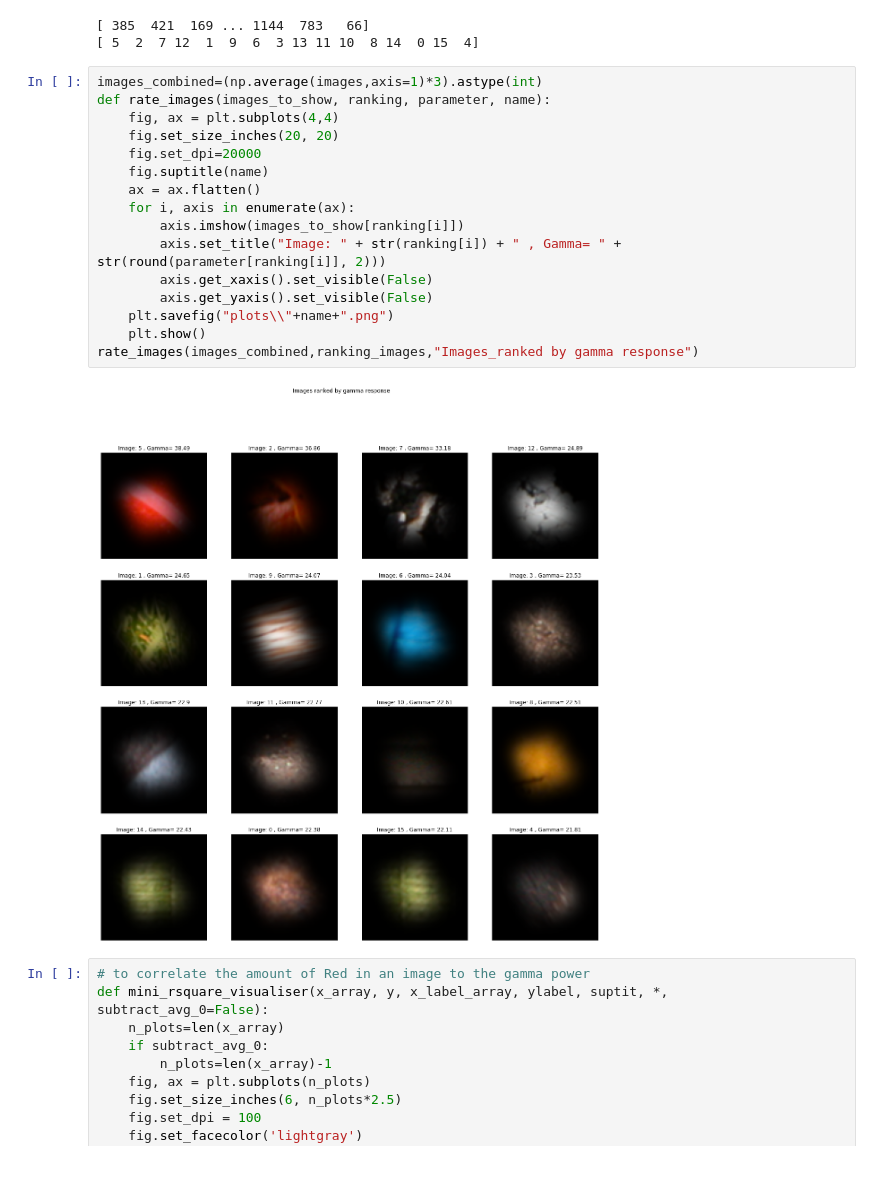
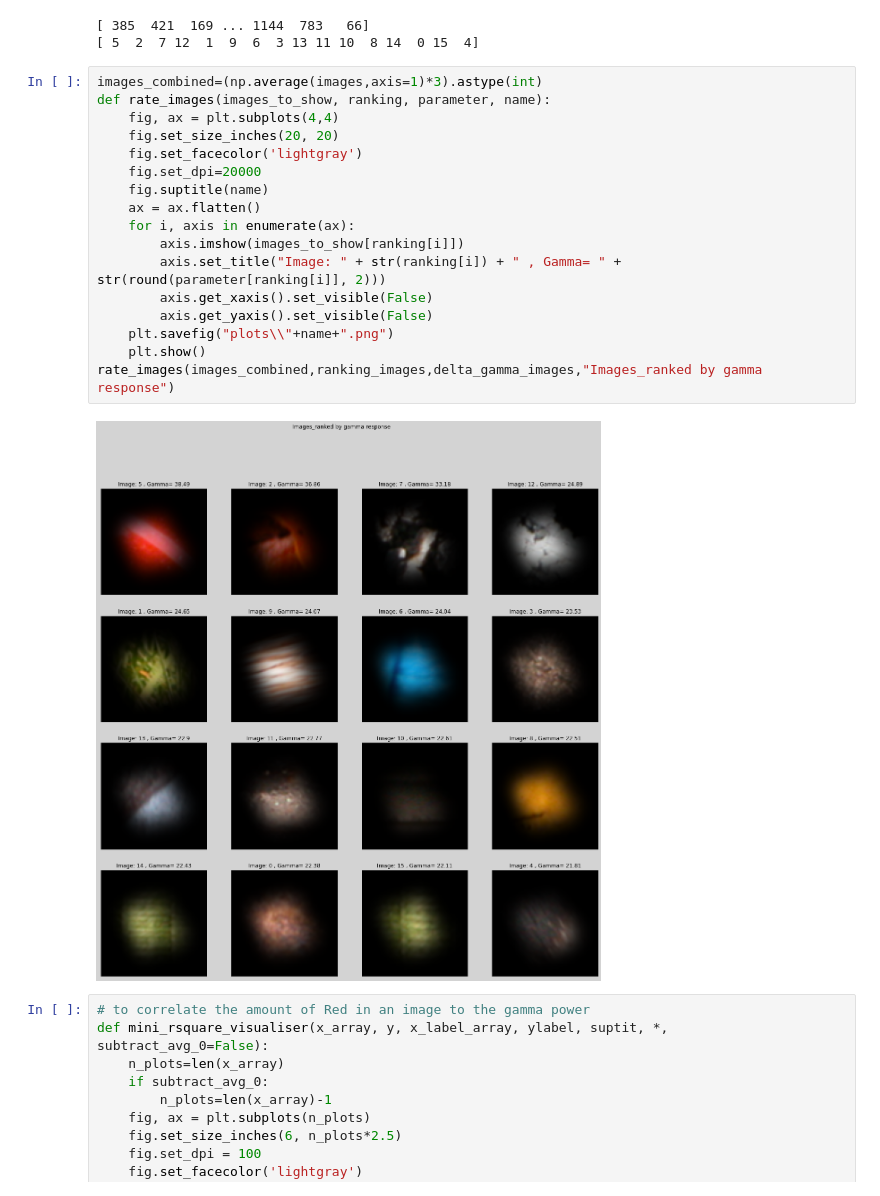
Before and after one commit to Sudhanshu-Sb2002/natural_images_summer_project, a Jupyter notebook: Python_code_Project/visualise.ipynb, the cells around one changed output. Drawn from its saved outputs; the diff is of its cells as text.

```diff
--- a/Python_code_Project/visualise.ipynb
+++ b/Python_code_Project/visualise.ipynb
@@ -90,21 +90,22 @@ print(ranking_images)
 # %%
 images_combined=(np.average(images,axis=1)*3).astype(int)
 def rate_images(images_to_show, ranking, parameter, name):
     fig, ax = plt.subplots(4,4)
     fig.set_size_inches(20, 20)
+    fig.set_facecolor('lightgray')
     fig.set_dpi=20000
     fig.suptitle(name)
     ax = ax.flatten()
     for i, axis in enumerate(ax):
         axis.imshow(images_to_show[ranking[i]])
         axis.set_title("Image: " + str(ranking[i]) + " , Gamma= " + str(round(parameter[ranking[i]], 2)))
         axis.get_xaxis().set_visible(False)
         axis.get_yaxis().set_visible(False)
     plt.savefig("plots\\"+name+".png")
     plt.show()
-rate_images(images_combined,ranking_images,"Images_ranked by gamma response")
+rate_images(images_combined,ranking_images,delta_gamma_images,"Images_ranked by gamma response")
 # %% [output]
-[figure, old version]
+[figure, new version]
 # %%
 # to correlate the amount of Red in an image to the gamma power
 def mini_rsquare_visualiser(x_array, y, x_label_array, ylabel, suptit, *, subtract_avg_0=False):
```
Also changed, not shown: parts of 5 cells of this notebook, 5 other files.
